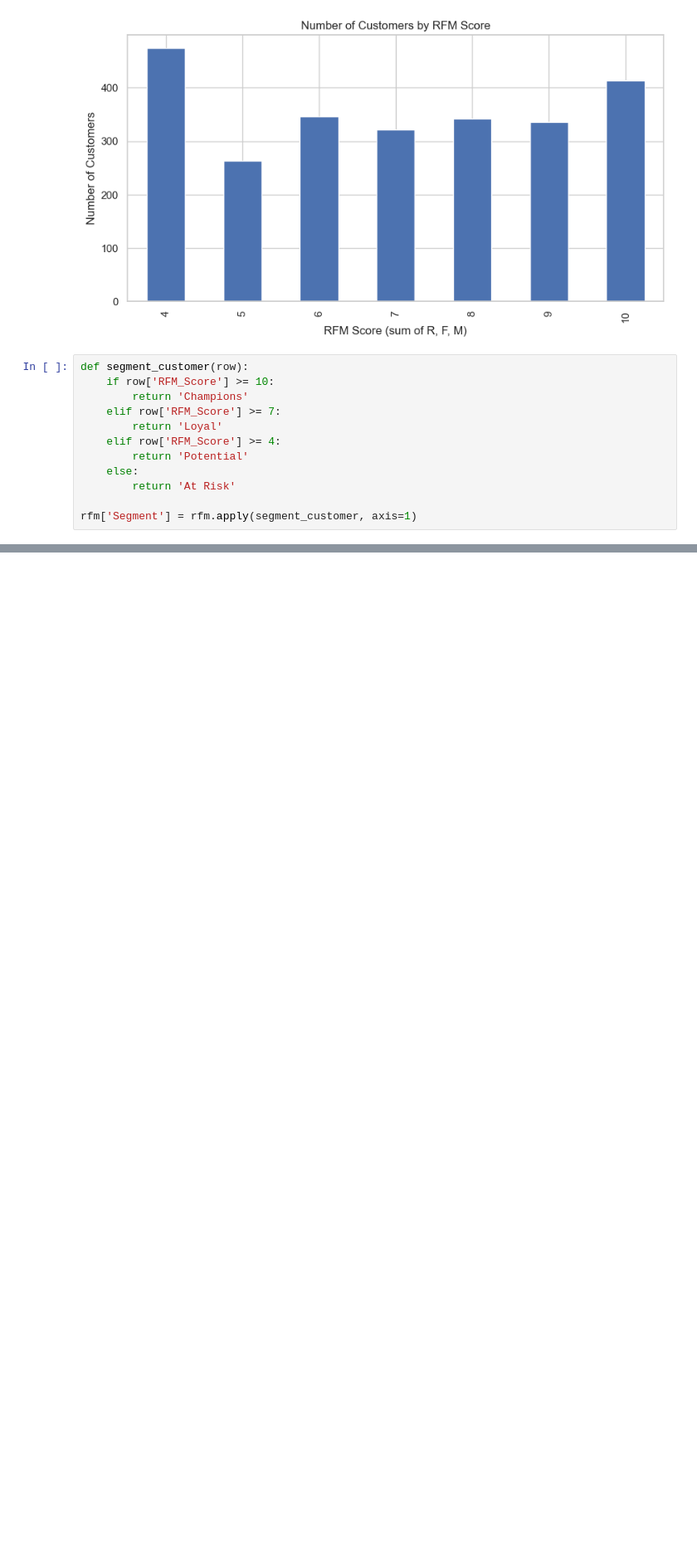
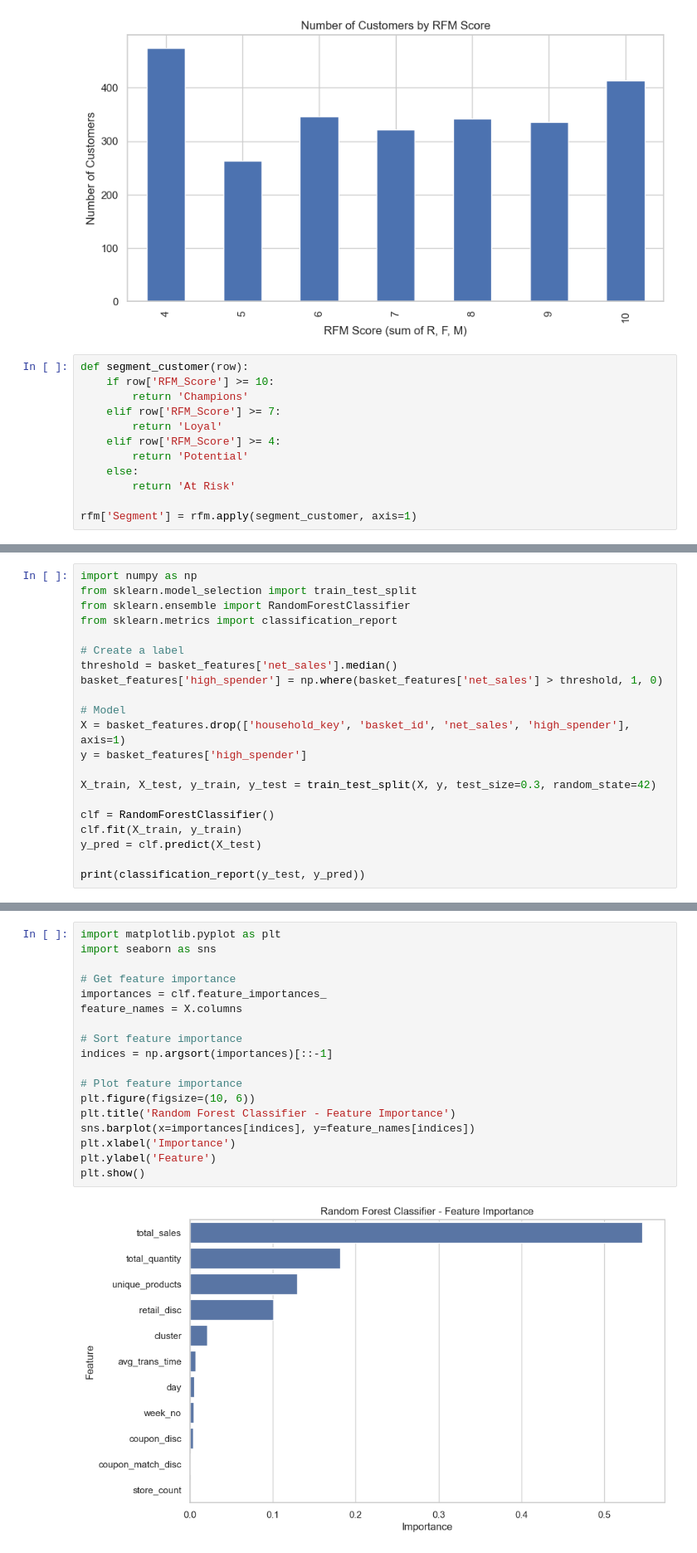
Before and after one commit to fahadmujawar/cart-based-customer-segmentation, a Jupyter notebook: DSML_EDA_pandas.ipynb, the cells around one changed output, grey strips where cells are left out. Shown at 83% size. Cells and saved outputs as stored; diff of their text form; blank space fills up the shorter version.

```diff
--- a/DSML_EDA_pandas.ipynb
+++ b/DSML_EDA_pandas.ipynb
@@ -871,0 +896,21 @@ Passing `palette` without assigning `hue` is deprecated and will be removed in v
+# %%
+import numpy as np
+from sklearn.model_selection import train_test_split
+from sklearn.ensemble import RandomForestClassifier
+from sklearn.metrics import classification_report
+
+# Create a label
+threshold = basket_features['net_sales'].median()
+basket_features['high_spender'] = np.where(basket_features['net_sales'] > threshold, 1, 0)
+
+# Model
+X = basket_features.drop(['household_key', 'basket_id', 'net_sales', 'high_spender'], axis=1)
+y = basket_features['high_spender']
+
+X_train, X_test, y_train, y_test = train_test_split(X, y, test_size=0.3, random_state=42)
+
+clf = RandomForestClassifier()
+clf.fit(X_train, y_train)
+y_pred = clf.predict(X_test)
+
+print(classification_report(y_test, y_pred))
@@ -871,0 +926,20 @@ Passing `palette` without assigning `hue` is deprecated and will be removed in v
+# %%
+import matplotlib.pyplot as plt
+import seaborn as sns
+
+# Get feature importance
+importances = clf.feature_importances_
+feature_names = X.columns
+
+# Sort feature importance
+indices = np.argsort(importances)[::-1]
+
+# Plot feature importance
+plt.figure(figsize=(10, 6))
+plt.title('Random Forest Classifier - Feature Importance')
+sns.barplot(x=importances[indices], y=feature_names[indices])
+plt.xlabel('Importance')
+plt.ylabel('Feature')
+plt.show()
+# %% [output]
+[figure, added]
```
Also changed, not shown: parts of 19 cells of this notebook.
